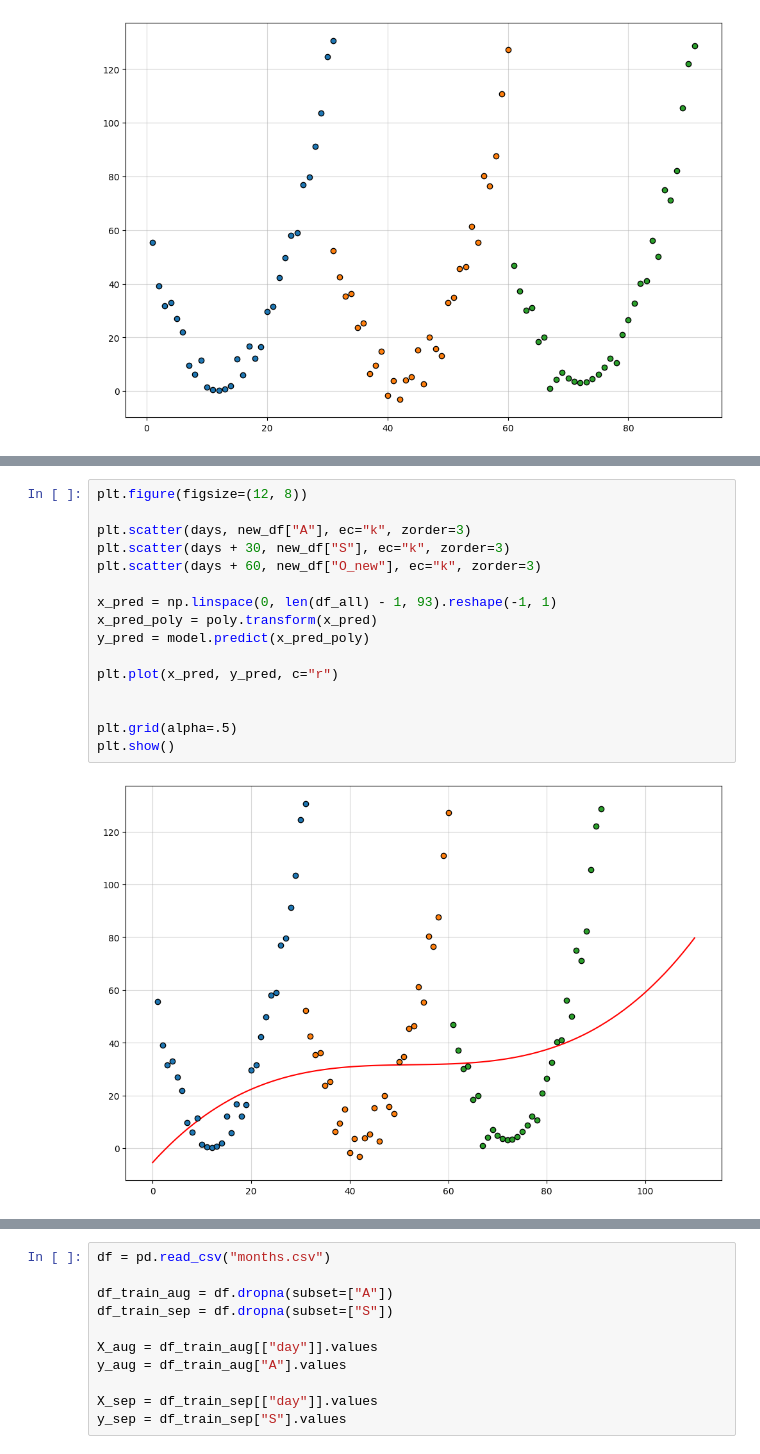
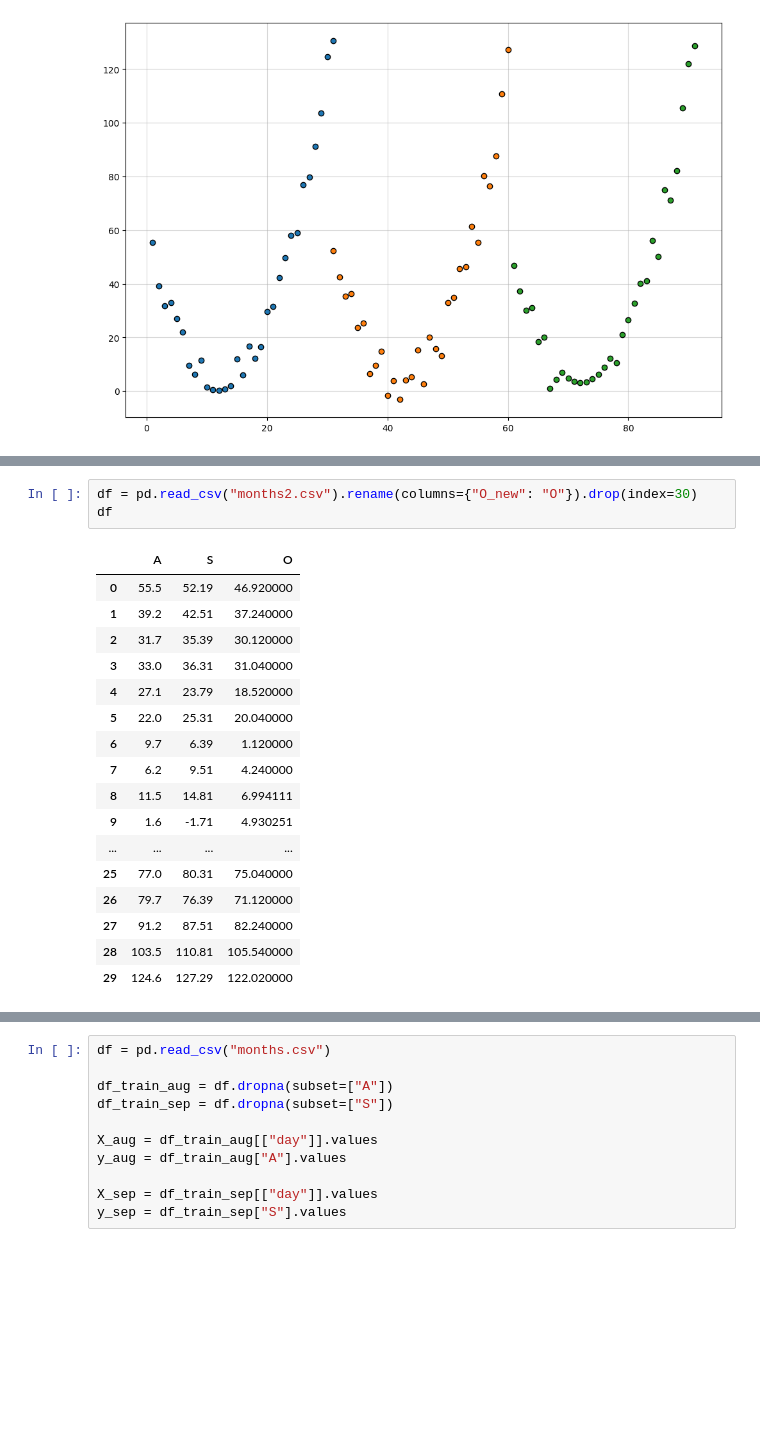
Before and after one commit to egorbeckish/Masters-program, a Jupyter notebook: 1. First Course/Semester 1/Нелинейная оптимизация/4. Декабрь/05.12.2025/Бекиш.ipynb, the cells around one changed output, grey strips where cells are left out. Saved outputs shown, nothing was run; the diff lists cells and outputs as text; blank space fills up the shorter version.

```diff
--- a/1. First Course/Semester 1/Нелинейная оптимизация/4. Декабрь/05.12.2025/Бекиш.ipynb
+++ b/1. First Course/Semester 1/Нелинейная оптимизация/4. Декабрь/05.12.2025/Бекиш.ipynb
@@ -227,18 +156,21 @@ plt.show()
-# %%
-plt.figure(figsize=(12, 8))
-
-plt.scatter(days, new_df["A"], ec="k", zorder=3)
-plt.scatter(days + 30, new_df["S"], ec="k", zorder=3)
-plt.scatter(days + 60, new_df["O_new"], ec="k", zorder=3)
-
-x_pred = np.linspace(0, len(df_all) - 1, 93).reshape(-1, 1)
-x_pred_poly = poly.transform(x_pred)
-y_pred = model.predict(x_pred_poly)
-
-plt.plot(x_pred, y_pred, c="r")
-
-
-plt.grid(alpha=.5)
-plt.show()
-# %% [output]
-[figure, removed]
+# %%
+df = pd.read_csv("months2.csv").rename(columns={"O_new": "O"}).drop(index=30)
+df
+# %% [output]
+|  | A | S | O |
+| 0 | 55.5 | 52.19 | 46.920000 |
+| 1 | 39.2 | 42.51 | 37.240000 |
+| 2 | 31.7 | 35.39 | 30.120000 |
+| 3 | 33.0 | 36.31 | 31.040000 |
+| 4 | 27.1 | 23.79 | 18.520000 |
+| 5 | 22.0 | 25.31 | 20.040000 |
+| 6 | 9.7 | 6.39 | 1.120000 |
+| 7 | 6.2 | 9.51 | 4.240000 |
+| 8 | 11.5 | 14.81 | 6.994111 |
+| 9 | 1.6 | -1.71 | 4.930251 |
+| ... | ... | ... | ... |
+| 25 | 77.0 | 80.31 | 75.040000 |
+| 26 | 79.7 | 76.39 | 71.120000 |
+| 27 | 91.2 | 87.51 | 82.240000 |
+| 28 | 103.5 | 110.81 | 105.540000 |
+| 29 | 124.6 | 127.29 | 122.020000 |
```
Also changed, not shown: parts of 13 cells of this notebook.
